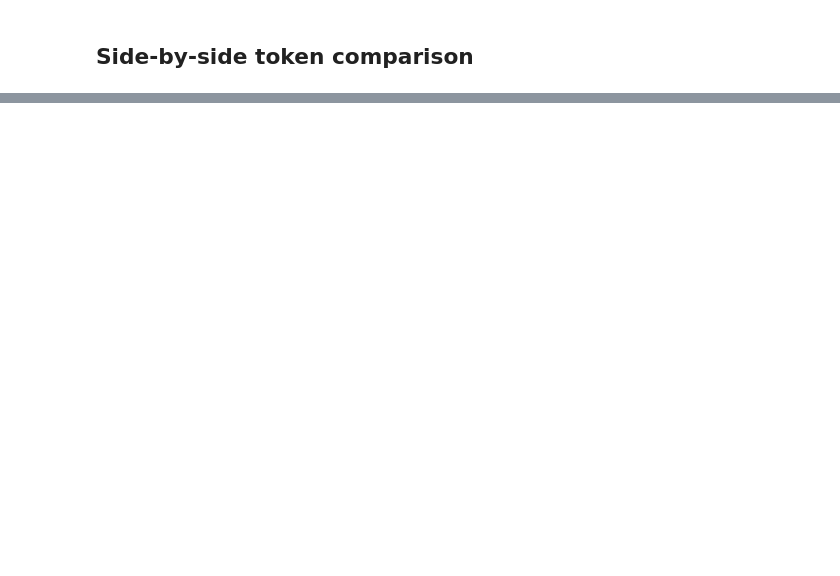
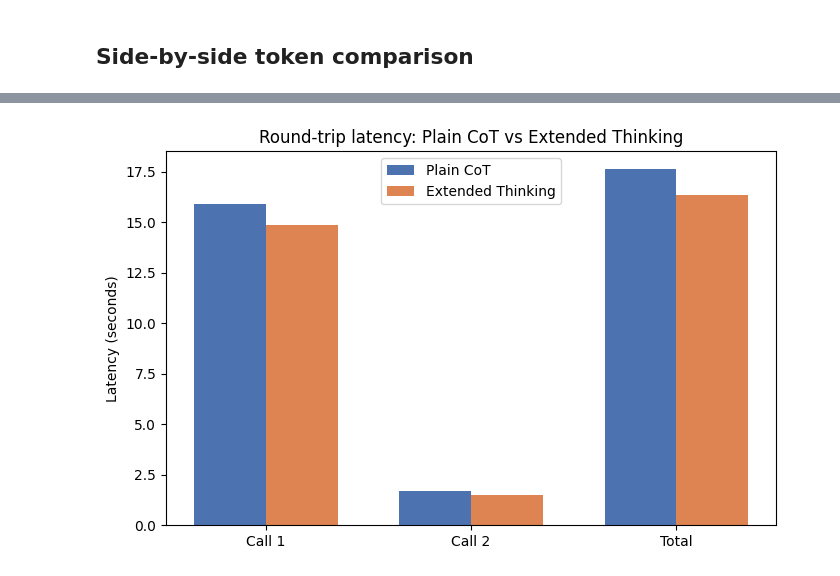
Before and after one commit to snkrishnan1978/Blogs, a Jupyter notebook: Claudecode/ExtendedThinking-CoT/cot_vs_extended_thinking.ipynb, the cells around one changed output, grey strips where cells are left out. Drawn from its saved outputs; the diff is of its cells as text; code cells hidden in the pictures; blank space fills up the shorter version.

```diff
--- a/Claudecode/ExtendedThinking-CoT/cot_vs_extended_thinking.ipynb
+++ b/Claudecode/ExtendedThinking-CoT/cot_vs_extended_thinking.ipynb
@@ -60,6 +74,7 @@ No `thinking` param. We just ask Claude to reason step by step in its normal tex
 The **entire text** (reasoning + answer) is regular output content — there's no separation
 between "scratchpad" and "final answer" as far as the API is concerned.
 # %%
+_t0 = time.time()
 cot_call_1 = client.messages.create(
     model=MODEL,
     max_tokens=MAX_TOKENS,
@@ -73,10 +88,12 @@ cot_call_1 = client.messages.create(
         }
     ],
 )
+cot_call_1_latency = time.time() - _t0
 
 cot_call_1_text = "".join(block.text for block in cot_call_1.content if block.type == "text")
 
 print("--- Call 1 response (truncated) ---")
 print(cot_call_1_text[:600], "...\n")
 print("Call 1 usage:", cot_call_1.usage)
+print(f"Call 1 latency: {cot_call_1_latency:.2f}s")
 # %% [output]
@@ -84,6 +117,6 @@ TypeError: "Could not resolve authentication method. Expected one of api_key, au
 # %%
 # Call 2: we MUST manually paste the entire Call 1 text back in to preserve
-# continuity. This is the "increased token cost" mechanism you described —
+# continuity. This is the "increased token cost"  —
 # it's just normal message history, but that history contains the full
 # reasoning transcript, verbatim, every time.
 cot_messages = [
@@ -98,13 +131,16 @@ cot_messages = [
     },
 ]
 
+_t0 = time.time()
 cot_call_2 = client.messages.create(
     model=MODEL,
     max_tokens=300,
     messages=cot_messages,
 )
+cot_call_2_latency = time.time() - _t0
 
 cot_call_2_text = "".join(block.text for block in cot_call_2.content if block.type == "text")
 print("--- Call 2 final answer ---")
 print(cot_call_2_text)
 print("\nCall 2 usage:", cot_call_2.usage)
+print(f"Call 2 latency: {cot_call_2_latency:.2f}s")
@@ -115,6 +157,7 @@ Same problem statement. `thinking.type = "adaptive"` lets Claude decide how much
 The reasoning comes back as a **structured `thinking` block** (with an opaque `signature`),
 separate from the `text` block that holds the visible answer.
 # %%
+_t0 = time.time()
 ext_call_1 = client.messages.create(
     model=MODEL,
     max_tokens=MAX_TOKENS,
@@ -122,6 +165,9 @@ ext_call_1 = client.messages.create(
     output_config={"effort": "high"},
     messages=[{"role": "user", "content": PROBLEM_STATEMENT}],
 )
+ext_call_1_latency = time.time() - _t0
+
+#print(ext_call_1.content)
 
 thinking_blocks = [b for b in ext_call_1.content if b.type in ("thinking", "redacted_thinking")]
 text_blocks = [b for b in ext_call_1.content if b.type == "text"]
@@ -133,3 +179,4 @@ if thinking_blocks and thinking_blocks[0].type == "thinking":
 print("--- Visible answer ---")
 print("".join(b.text for b in text_blocks)[:500])
 print("\nCall 1 usage:", ext_call_1.usage)
+print(f"Call 1 latency: {ext_call_1_latency:.2f}s")
@@ -154,6 +219,7 @@ ext_messages = [
     },
 ]
 
+_t0 = time.time()
 ext_call_2 = client.messages.create(
     model=MODEL,
     max_tokens=300,
@@ -161,8 +227,10 @@ ext_call_2 = client.messages.create(
     output_config={"effort": "high"},
     messages=ext_messages,
 )
+ext_call_2_latency = time.time() - _t0
 
 ext_call_2_text = "".join(b.text for b in ext_call_2.content if b.type == "text")
 print("--- Call 2 final answer ---")
 print(ext_call_2_text)
 print("\nCall 2 usage:", ext_call_2.usage)
+print(f"Call 2 latency: {ext_call_2_latency:.2f}s")
@@ -235,0 +574,33 @@ plt.show()
+# %%
+labels_lat = ["Call 1", "Call 2", "Total"]
+cot_lat_vals = [
+    latency_breakdown["CoT - Call 1"],
+    latency_breakdown["CoT - Call 2"],
+    cot_total_latency,
+]
+ext_lat_vals = [
+    latency_breakdown["ExtThinking - Call 1"],
+    latency_breakdown["ExtThinking - Call 2"],
+    ext_total_latency,
+]
+
+x4 = range(len(labels_lat))
+width4 = 0.35
+
+fig4, ax4 = plt.subplots(figsize=(7, 4.5), facecolor="white")
+ax4.set_facecolor("white")
+ax4.bar([i - width4 / 2 for i in x4], cot_lat_vals, width4, label="Plain CoT", color="#4C72B0")
+ax4.bar([i + width4 / 2 for i in x4], ext_lat_vals, width4, label="Extended Thinking", color="#DD8452")
+
+ax4.set_xticks(list(x4))
+ax4.set_xticklabels(labels_lat, color="black")
+ax4.set_ylabel("Latency (seconds)", color="black")
+ax4.set_title("Round-trip latency: Plain CoT vs Extended Thinking", color="black")
+ax4.tick_params(colors="black")
+for spine in ax4.spines.values():
+    spine.set_color("black")
+ax4.legend()
+plt.tight_layout()
+plt.show()
+# %% [output]
+[figure, added]
```
Also changed, not shown: parts of 35 cells of this notebook, 1 other file.
